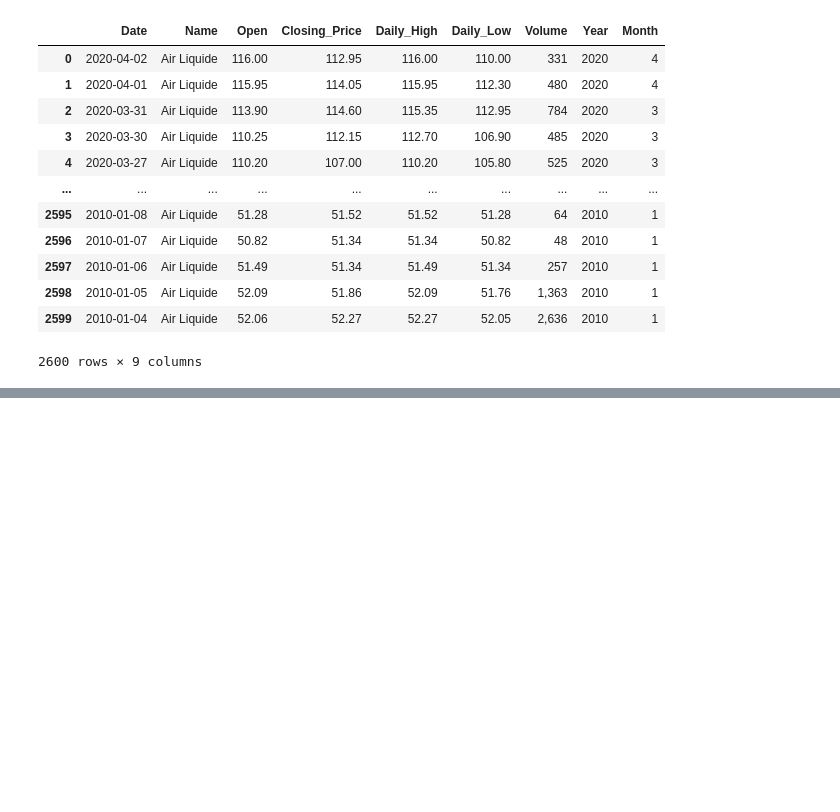
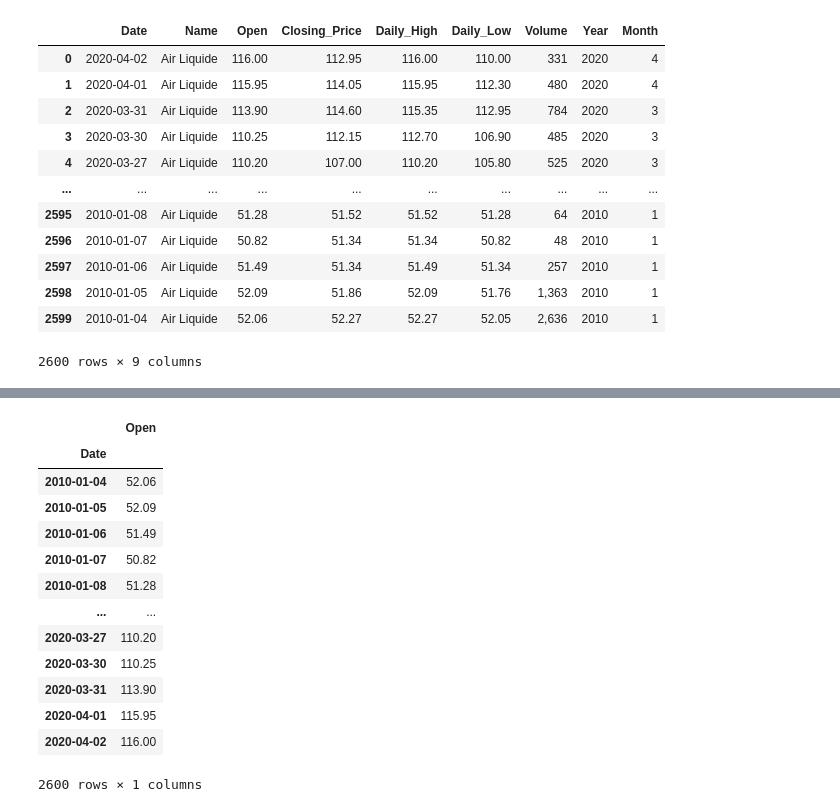
Before and after one commit to rskbansal/Time_Series_Analysis, a Jupyter notebook: data_preprocessing.ipynb, the cells around one changed output, grey strips where cells are left out. Cells and saved outputs as stored; diff of their text form; code cells hidden in the pictures; blank space fills up the shorter version.

```diff
--- a/data_preprocessing.ipynb
+++ b/data_preprocessing.ipynb
@@ -166,0 +186,21 @@ z
+# %%
+df = reversed_df
+df.set_index('Date', inplace=True)  # Set "date" column as index in-place
+df = df[['Open']]  # Keep only the "open" column
+# %%
+df
+# %% [output]
+|  | Open |
+| Date |  |
+| 2010-01-04 | 52.06 |
+| 2010-01-05 | 52.09 |
+| 2010-01-06 | 51.49 |
+| 2010-01-07 | 50.82 |
+| 2010-01-08 | 51.28 |
+| ... | ... |
+| 2020-03-27 | 110.20 |
+| 2020-03-30 | 110.25 |
+| 2020-03-31 | 113.90 |
+| 2020-04-01 | 115.95 |
+| 2020-04-02 | 116.00 |
+2600 rows × 1 columns
```
Also changed, not shown: parts of 6 cells of this notebook, 3 other files.
